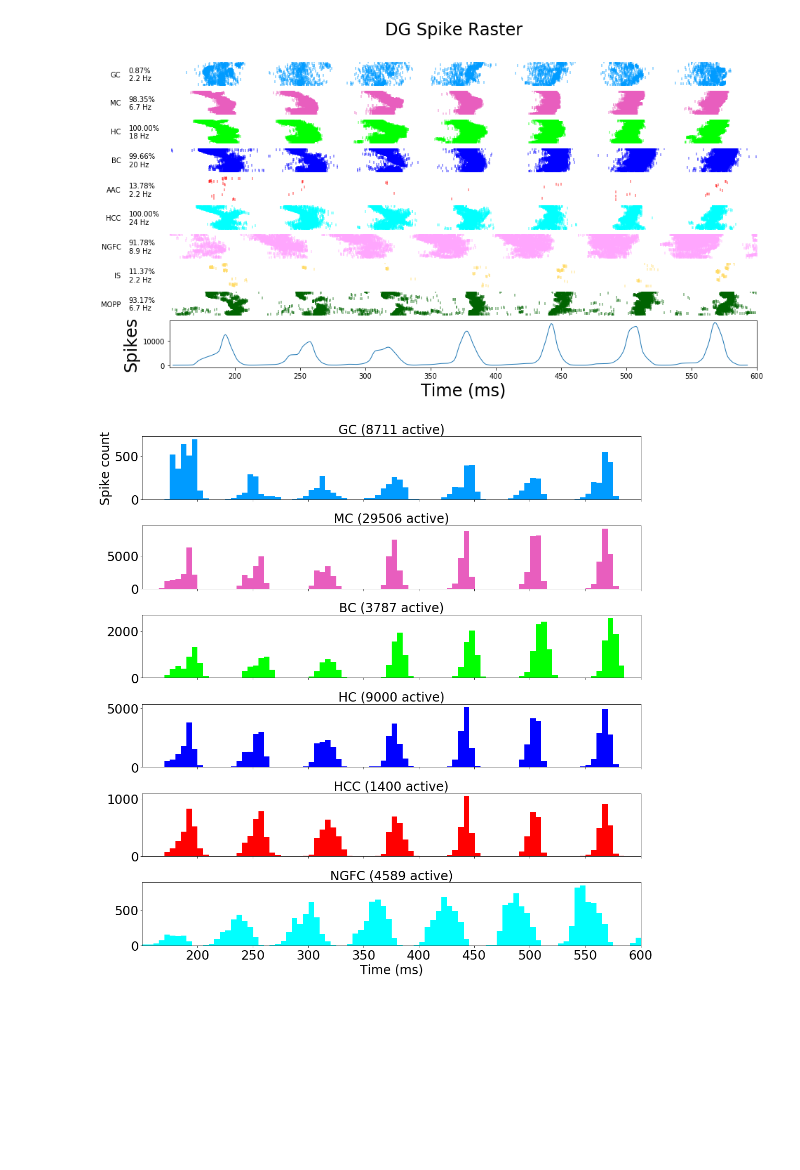
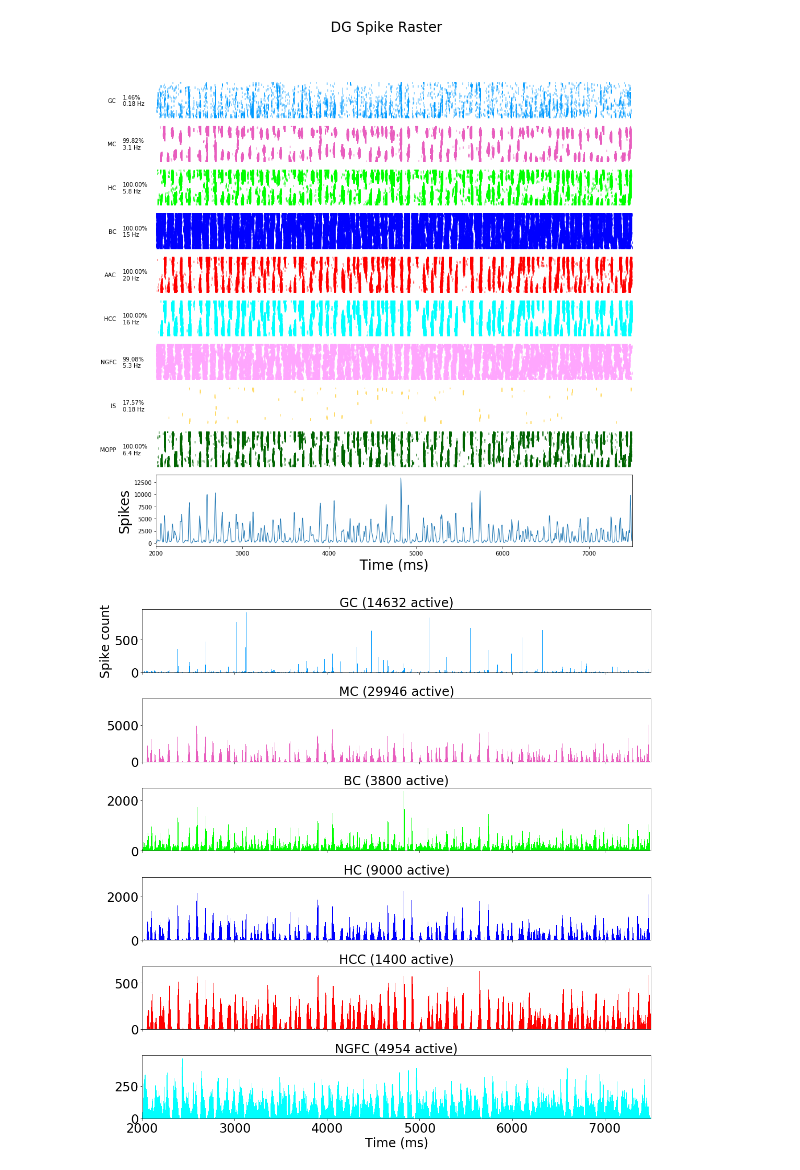
Before and after one commit to soltesz-lab/dentate, a Jupyter notebook: notebooks/Network Activity.ipynb, the cells around one changed output. Saved outputs shown, nothing was run; the diff lists cells and outputs as text; code cells hidden in the pictures; blank space fills up the shorter version.

```diff
--- a/notebooks/Network Activity.ipynb
+++ b/notebooks/Network Activity.ipynb
@@ -14,18 +14,18 @@ import dentate
 from dentate import utils, plot
 from dentate.env import Env
 # %%
-spike_events_path = '%s/results/Full_Scale_GC_Exc_Sat_LN_9600226.bw/dentatenet_Full_Scale_GC_Exc_Sat_LN_results.h5' % dentate_home
-time_range = [150.0, 600.0]
+#spike_events_path = '%s/results/Full_Scale_GC_Exc_Sat_LNN_9846792.bw/dentatenet_Full_Scale_GC_Exc_Sat_LNN_results.h5' % dentate_home
+time_range = [2000.0, 7500.0]
 spike_hist_bin = 5.0
 font_size = 24
 populations=['IS', 'MOPP', 'NGFC', 'HCC', 'HC', 'BC', 'AAC', 'MC', 'GC']
 
 fig = plot.plot_spike_raster (spike_events_path, 'Spike Events', include=populations, time_range=time_range,
                               time_variable='t', pop_rates=True, spike_hist='subplot',
                               max_spikes=None, spike_hist_bin=spike_hist_bin,
                               fontSize=font_size, labels='yticks', saveFig=True, figFormat='png')
 # %% [output]
-[figure, old version]
+[figure, new version]
 # %%
 populations=['GC', 'MC', 'BC', 'HC', 'HCC', 'NGFC']
 
@@ -34,7 +34,7 @@ fig = plot.plot_spike_histogram (spike_events_path, 'Spike Events', include=popu
                                  smooth=0, quantity='count', fontSize=font_size, overlay=False, graph_type='bar',
                                  figSize=(15,15), saveFig=True, figFormat='svg')
 # %% [output]
-[figure, old version]
+[figure, new version]
 # %%
 fig = plot.plot_spike_rates (spike_events_path, 'Spike Events', include=['MPP'], time_variable='t',
                                  time_range=time_range, pop_rates=False, bin_size=spike_hist_bin,
```
Also changed, not shown: parts of 3 cells of this notebook, 2 other files.
